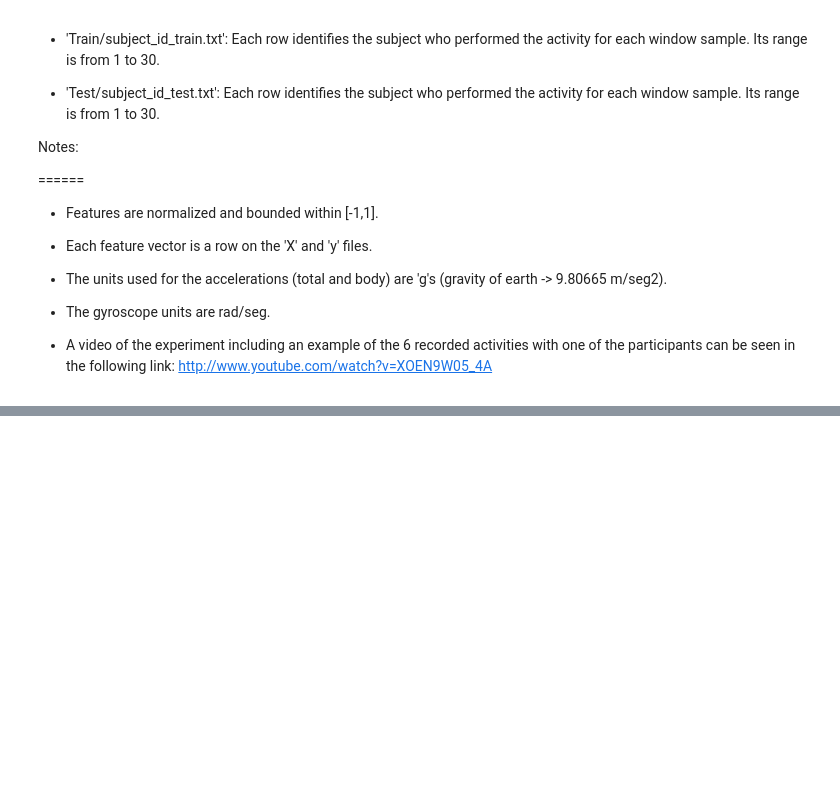
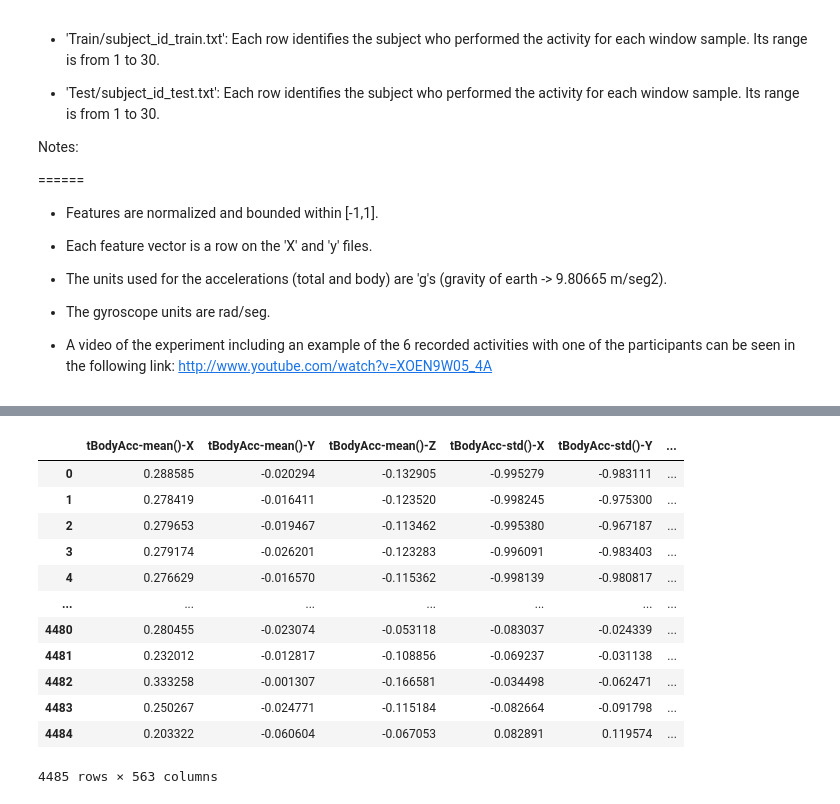
Before and after one commit to johnymeng/imed, a Jupyter notebook: Fall Dectection/smartphone_postural_15.ipynb, the cells around one changed output, grey strips where cells are left out. Cells and saved outputs as stored; diff of their text form; code cells hidden in the pictures; blank space fills up the shorter version.

```diff
--- a/Fall Dectection/smartphone_postural_15.ipynb
+++ b/Fall Dectection/smartphone_postural_15.ipynb
@@ -110,0 +139,17 @@ Notes:
+# %%
+train_df = pd.read_csv('/home/jm/vscode/Python/pytorch/Fall Dectection/smartphone activity detection/train.csv')
+train_df
+# %% [output]
+|  | tBodyAcc-mean()-X | tBodyAcc-mean()-Y | tBodyAcc-mean()-Z | tBodyAcc-std()-X | tBodyAcc-std()-Y | ... |
+| 0 | 0.288585 | -0.020294 | -0.132905 | -0.995279 | -0.983111 | ... |
+| 1 | 0.278419 | -0.016411 | -0.123520 | -0.998245 | -0.975300 | ... |
+| 2 | 0.279653 | -0.019467 | -0.113462 | -0.995380 | -0.967187 | ... |
+| 3 | 0.279174 | -0.026201 | -0.123283 | -0.996091 | -0.983403 | ... |
+| 4 | 0.276629 | -0.016570 | -0.115362 | -0.998139 | -0.980817 | ... |
+| ... | ... | ... | ... | ... | ... | ... |
+| 4480 | 0.280455 | -0.023074 | -0.053118 | -0.083037 | -0.024339 | ... |
+| 4481 | 0.232012 | -0.012817 | -0.108856 | -0.069237 | -0.031138 | ... |
+| 4482 | 0.333258 | -0.001307 | -0.166581 | -0.034498 | -0.062471 | ... |
+| 4483 | 0.250267 | -0.024771 | -0.115184 | -0.082664 | -0.091798 | ... |
+| 4484 | 0.203322 | -0.060604 | -0.067053 | 0.082891 | 0.119574 | ... |
+4485 rows × 563 columns
```
Also changed, not shown: parts of 5 cells of this notebook.
